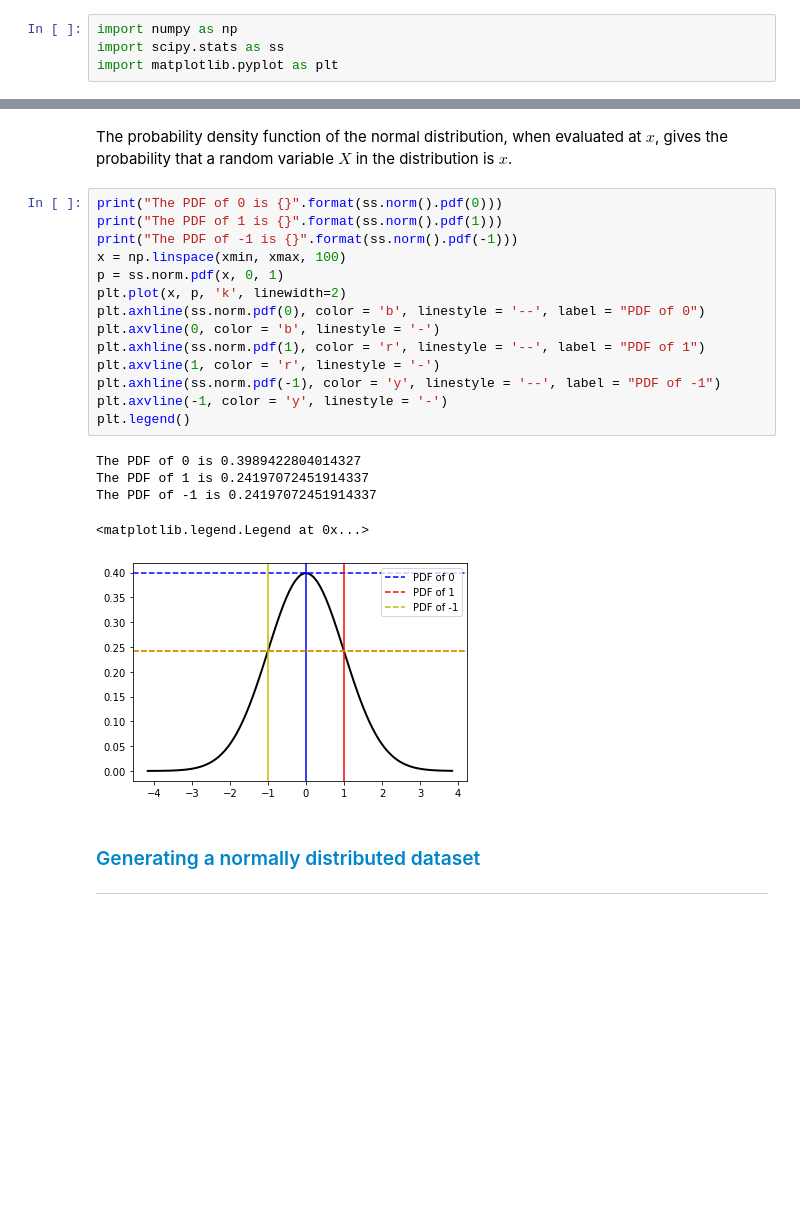
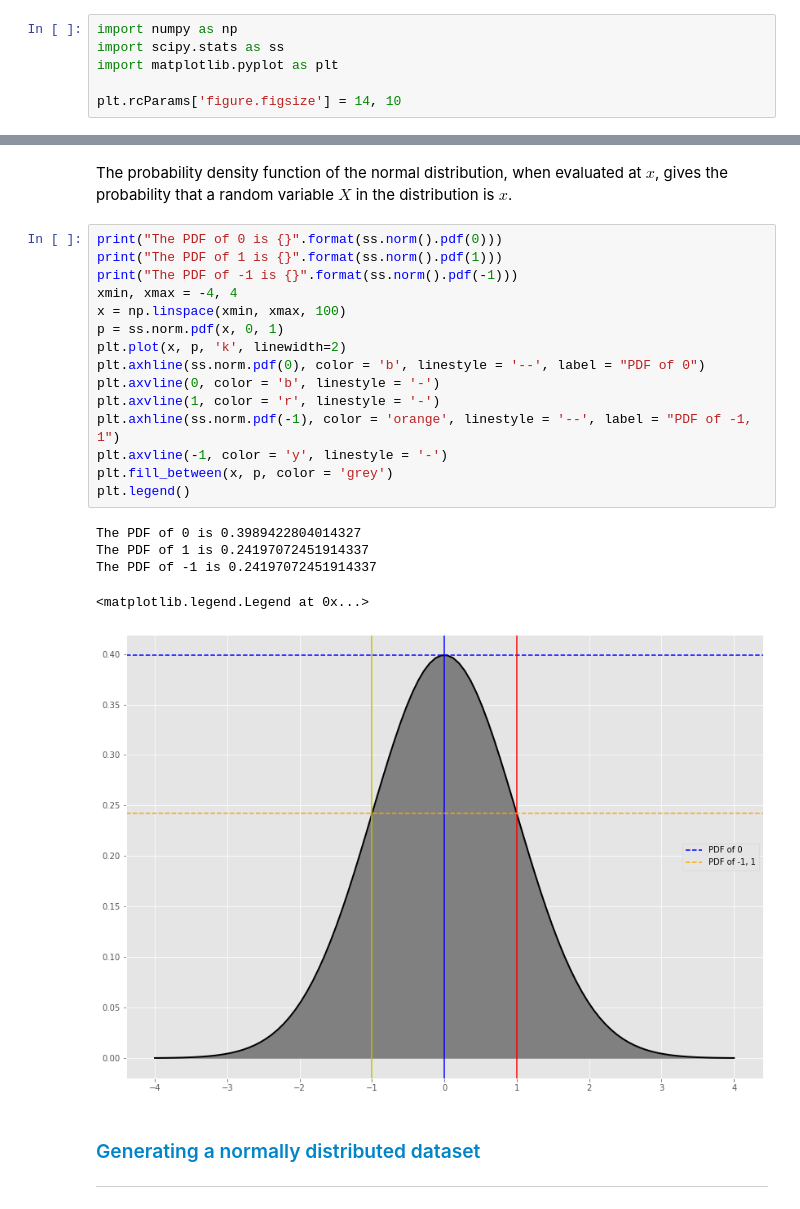
Before and after one commit to dreapadoir/FundDA, a Jupyter notebook: Normal Distribution.ipynb, the cells around one changed output, grey strips where cells are left out. Saved outputs shown, nothing was run; the diff lists cells and outputs as text; blank space fills up the shorter version.

```diff
--- a/Normal Distribution.ipynb
+++ b/Normal Distribution.ipynb
@@ -6,6 +8,8 @@
 import numpy as np
 import scipy.stats as ss
 import matplotlib.pyplot as plt
+
+plt.rcParams['figure.figsize'] = 14, 10
 # %% [markdown]
 <h3 style="color: rgb(0, 133, 202);"> Probability Density Function</h3>
 
@@ -19,23 +23,24 @@ The probability density function of the normal distribution, when evaluated at $
 # %%
 print("The PDF of 0 is {}".format(ss.norm().pdf(0)))
 print("The PDF of 1 is {}".format(ss.norm().pdf(1)))
 print("The PDF of -1 is {}".format(ss.norm().pdf(-1)))
+xmin, xmax = -4, 4
 x = np.linspace(xmin, xmax, 100)
 p = ss.norm.pdf(x, 0, 1)
 plt.plot(x, p, 'k', linewidth=2)
 plt.axhline(ss.norm.pdf(0), color = 'b', linestyle = '--', label = "PDF of 0")
 plt.axvline(0, color = 'b', linestyle = '-')
-plt.axhline(ss.norm.pdf(1), color = 'r', linestyle = '--', label = "PDF of 1")
 plt.axvline(1, color = 'r', linestyle = '-')
-plt.axhline(ss.norm.pdf(-1), color = 'y', linestyle = '--', label = "PDF of -1")
+plt.axhline(ss.norm.pdf(-1), color = 'orange', linestyle = '--', label = "PDF of -1, 1")
 plt.axvline(-1, color = 'y', linestyle = '-')
+plt.fill_between(x, p, color = 'grey')
 plt.legend()
 # %% [output]
 The PDF of 0 is 0.3989422804014327
 The PDF of 1 is 0.24197072451914337
 The PDF of -1 is 0.24197072451914337
 <matplotlib.legend.Legend at 0x...>
-[figure, old version]
+[figure, new version]
 # %% [markdown]
 <h3 style="color: rgb(0, 133, 202);"> Generating a normally distributed dataset</h3>
 
```
Also changed, not shown: parts of 7 cells of this notebook.
